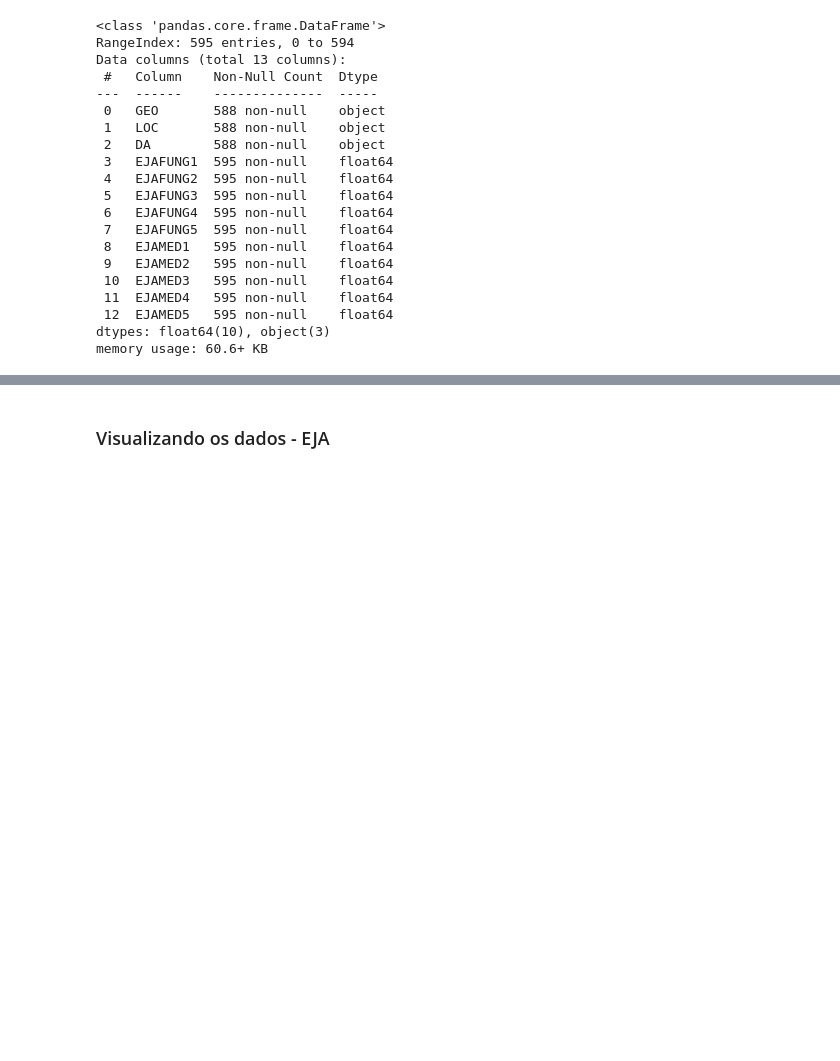
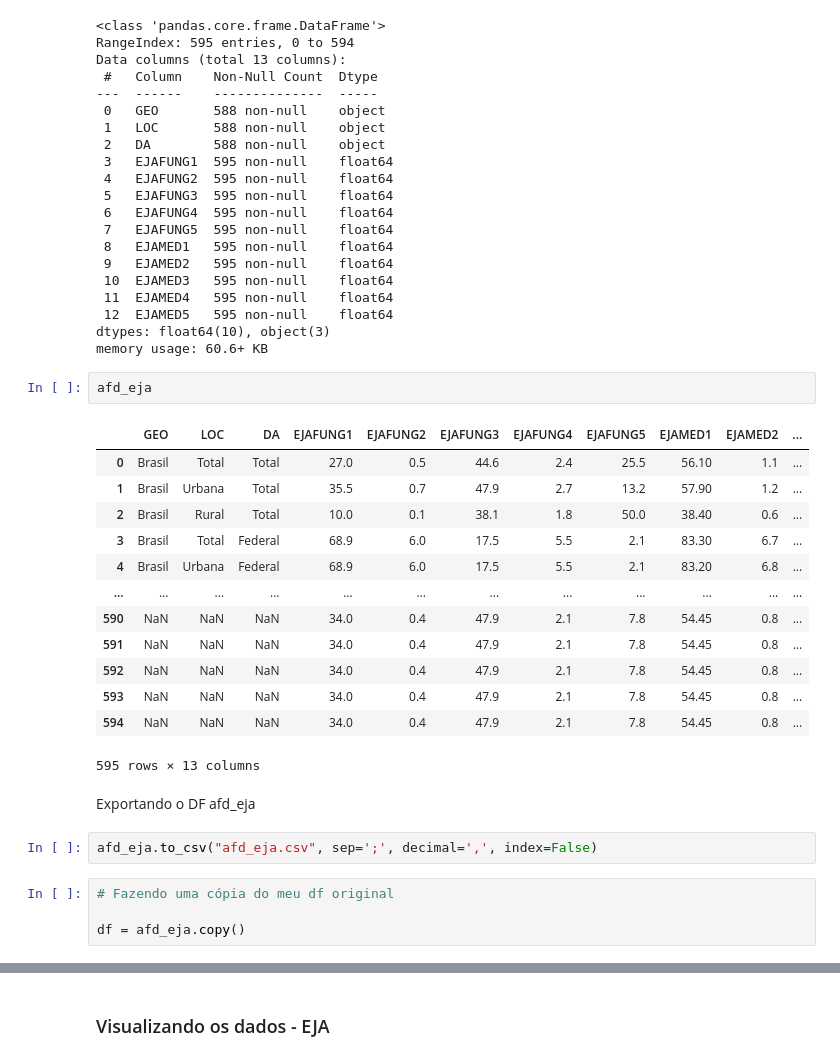
Before and after one commit to xavierruth/Compet-DS-ATV, a Jupyter notebook: dados-eja.ipynb, the cells around one changed output, grey strips where cells are left out. Drawn from its saved outputs; the diff is of its cells as text; blank space fills up the shorter version.

```diff
--- a/dados.ipynb
+++ b/dados-eja.ipynb
@@ -521,3 +484,27 @@ Data columns (total 13 columns):
  12  EJAMED5   595 non-null    float64
 dtypes: float64(10), object(3)
 memory usage: 60.6+ KB
+# %%
+afd_eja
+# %% [output]
+|  | GEO | LOC | DA | EJAFUNG1 | EJAFUNG2 | EJAFUNG3 | EJAFUNG4 | EJAFUNG5 | EJAMED1 | EJAMED2 | ... |
+| 0 | Brasil | Total | Total | 27.0 | 0.5 | 44.6 | 2.4 | 25.5 | 56.10 | 1.1 | ... |
+| 1 | Brasil | Urbana | Total | 35.5 | 0.7 | 47.9 | 2.7 | 13.2 | 57.90 | 1.2 | ... |
+| 2 | Brasil | Rural | Total | 10.0 | 0.1 | 38.1 | 1.8 | 50.0 | 38.40 | 0.6 | ... |
+| 3 | Brasil | Total | Federal | 68.9 | 6.0 | 17.5 | 5.5 | 2.1 | 83.30 | 6.7 | ... |
+| 4 | Brasil | Urbana | Federal | 68.9 | 6.0 | 17.5 | 5.5 | 2.1 | 83.20 | 6.8 | ... |
+| ... | ... | ... | ... | ... | ... | ... | ... | ... | ... | ... | ... |
+| 590 | NaN | NaN | NaN | 34.0 | 0.4 | 47.9 | 2.1 | 7.8 | 54.45 | 0.8 | ... |
+| 591 | NaN | NaN | NaN | 34.0 | 0.4 | 47.9 | 2.1 | 7.8 | 54.45 | 0.8 | ... |
+| 592 | NaN | NaN | NaN | 34.0 | 0.4 | 47.9 | 2.1 | 7.8 | 54.45 | 0.8 | ... |
+| 593 | NaN | NaN | NaN | 34.0 | 0.4 | 47.9 | 2.1 | 7.8 | 54.45 | 0.8 | ... |
+| 594 | NaN | NaN | NaN | 34.0 | 0.4 | 47.9 | 2.1 | 7.8 | 54.45 | 0.8 | ... |
+595 rows × 13 columns
+# %% [markdown]
+Exportando o DF afd_eja
+# %%
+afd_eja.to_csv("afd_eja.csv", sep=';', decimal=',', index=False)
+# %%
+# Fazendo uma cópia do meu df original
+
+df = afd_eja.copy()
```
Also changed, not shown: parts of 16 cells of this notebook, 2 other files.
